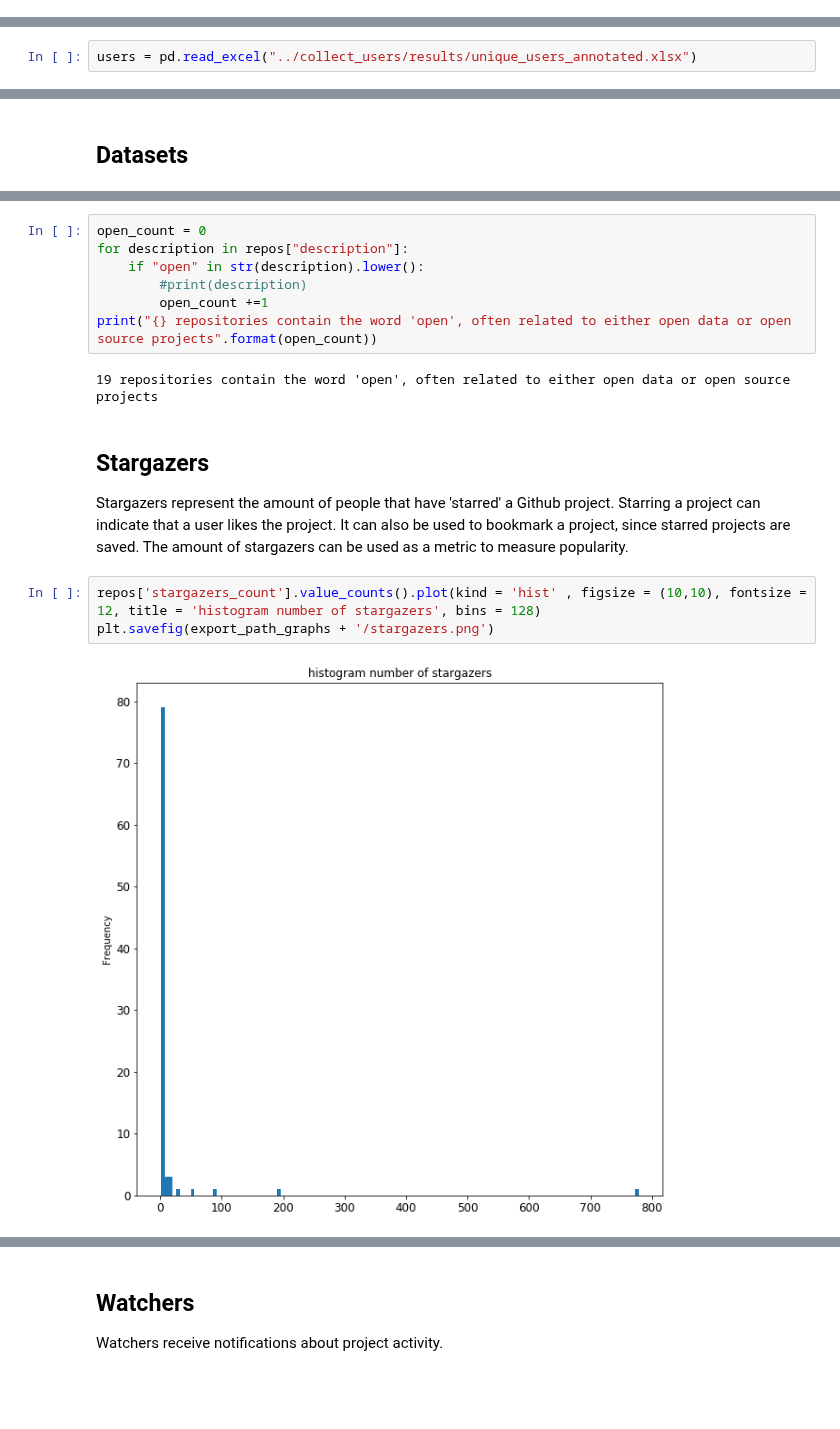
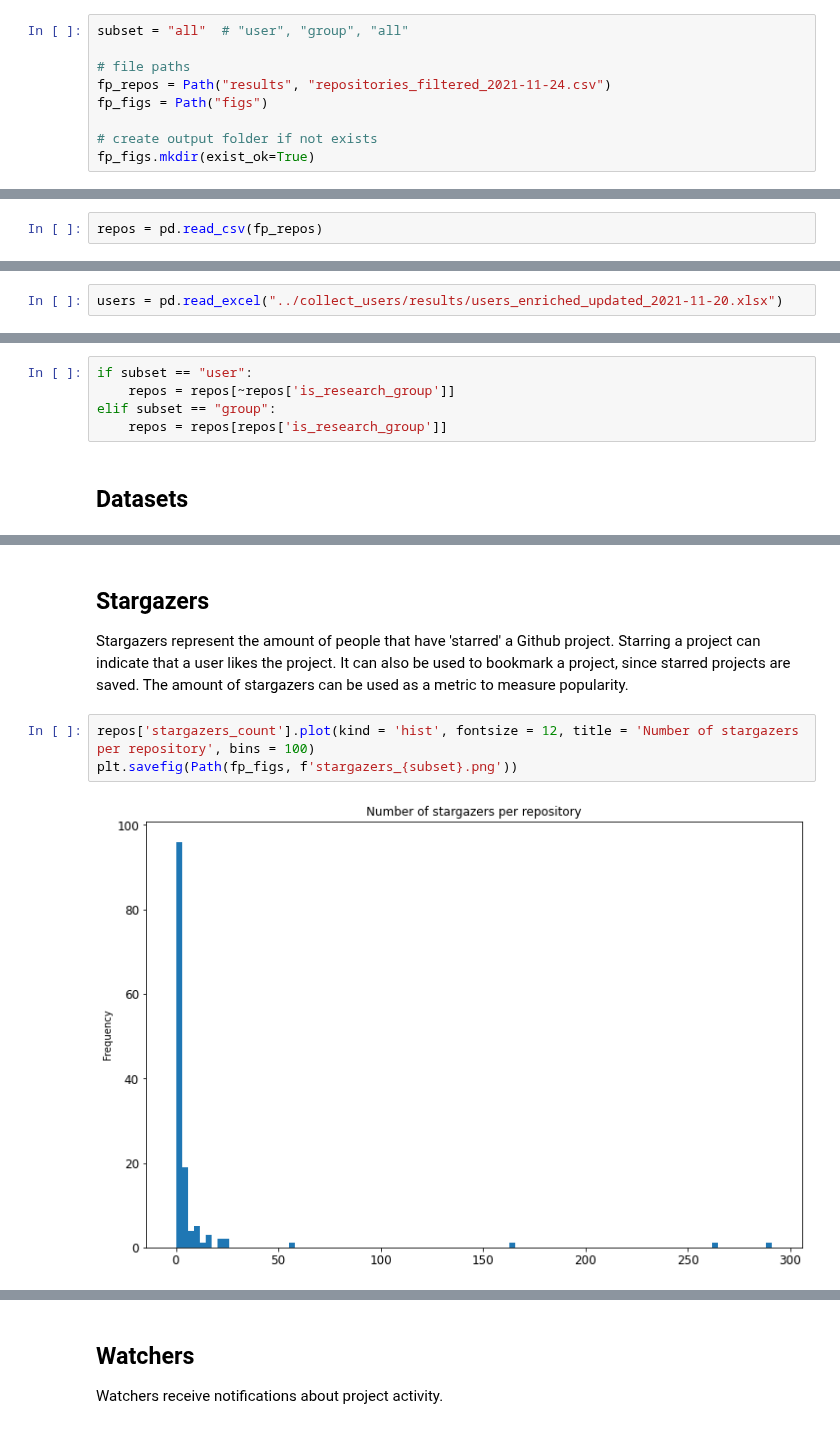
Before and after one commit to UtrechtUniversity/SWORDS-UU, a Jupyter notebook: collect_repositories/repo_analysis.ipynb, the cells around one changed output, grey strips where cells are left out. Drawn from its saved outputs; the diff is of its cells as text; blank space fills up the shorter version.

```diff
--- a/collect_repositories/repo_analysis.ipynb
+++ b/collect_repositories/repo_analysis.ipynb
@@ -13,0 +21,9 @@ export_path_graphs = "../graphs/"
+# %%
+subset = "all"  # "user", "group", "all"
+
+# file paths
+fp_repos = Path("results", "repositories_filtered_2021-11-24.csv")
+fp_figs = Path("figs")
+
+# create output folder if not exists
+fp_figs.mkdir(exist_ok=True)
@@ -14,5 +34,7 @@ export_path_graphs = "../graphs/"
+# %%
+repos = pd.read_csv(fp_repos)
 # %% [markdown]
 ## Filtering for research groups or private users only
 # %%
-users = pd.read_excel("../collect_users/results/unique_users_annotated.xlsx")
+users = pd.read_excel("../collect_users/results/users_enriched_updated_2021-11-20.xlsx")
 # %%
@@ -58,3 +73,8 @@ if not os.path.isdir(export_path_graphs):
+# %%
+if subset == "user":
+    repos = repos[~repos['is_research_group']]
+elif subset == "group":
+    repos = repos[repos['is_research_group']]
 # %% [markdown]
 ## Datasets
 # %% [markdown]
@@ -105,21 +103,12 @@ Because this project is related to open science, we wanted to investigate how ma
-# %%
-open_count = 0
-for description in repos["description"]:
-    if "open" in str(description).lower():
-        #print(description)
-        open_count +=1
-print("{} repositories contain the word 'open', often related to either open data or open source projects".format(open_count))
-# %% [output]
-19 repositories contain the word 'open', often related to either open data or open source projects
 # %% [markdown]
 ## Stargazers
 
 Stargazers represent the amount of people that have 'starred' a Github project. Starring a project can indicate that a user likes the project. It can also be used to bookmark a project, since starred projects are saved. The amount of stargazers can be used as a metric to measure popularity.
 # %%
-repos['stargazers_count'].value_counts().plot(kind = 'hist' , figsize = (10,10), fontsize = 12, title = 'histogram number of stargazers', bins = 128)
-plt.savefig(export_path_graphs + '/stargazers.png')
+repos['stargazers_count'].plot(kind = 'hist', fontsize = 12, title = 'Number of stargazers per repository', bins = 100)
+plt.savefig(Path(fp_figs, f'stargazers_{subset}.png'))
 # %% [output]
-[figure, old version]
+[figure, new version]
 # %%
 repos.nlargest(10, 'stargazers_count')
 # %% [output]
```
Also changed, not shown: parts of 30 cells of this notebook, 29 other files.
